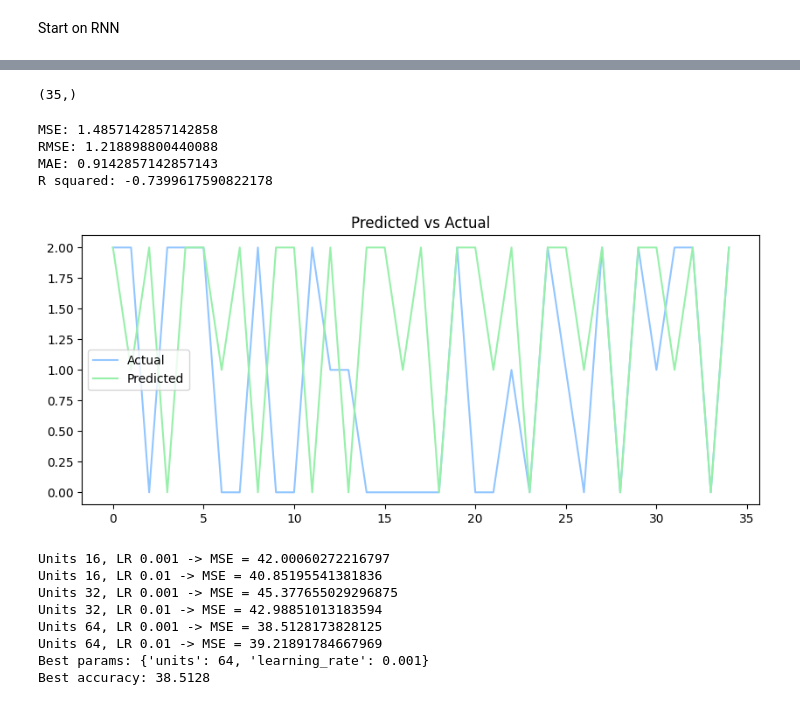
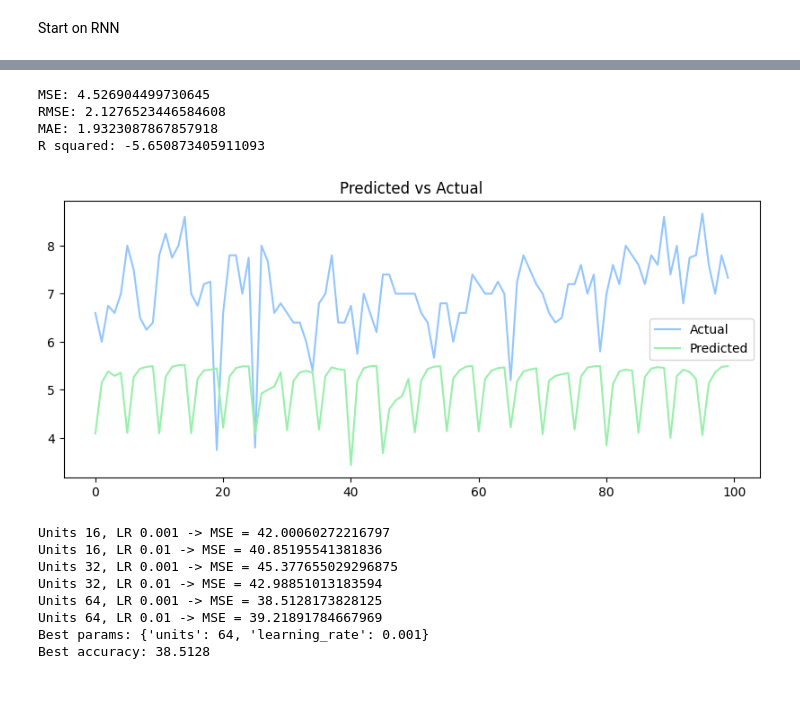
Before and after one commit to realysi/Data-Mining-Techniques-2026, a Jupyter notebook: Task4_RNN.ipynb, the cells around one changed output, grey strips where cells are left out. Saved outputs shown, nothing was run; the diff lists cells and outputs as text; code cells hidden in the pictures.

```diff
--- a/Task4_RNN.ipynb
+++ b/Task4_RNN.ipynb
@@ -185,32 +185,30 @@ y_pred = model.predict(X_test_tens)
 # %%
-y_true_flat = y_test_tens.reshape(-1, 3).argmax(axis=1)
-y_pred_flat = y_pred.reshape(-1,3).argmax(axis = 1)
-y_pred_flat.shape
+# flatten data
+y_pred_flat = y_pred.flatten()
+y_test_flat = y_test_tens.flatten()
-# %% [output]
-(35,)
 # %%
 from sklearn.metrics import mean_squared_error, mean_absolute_error, r2_score
 
-print("MSE:", mean_squared_error(y_true_flat, y_pred_flat)) # average squared error, penalizes large errors
-print("RMSE:", np.sqrt(mean_squared_error(y_true_flat, y_pred_flat))) # same unit as target?
-print("MAE:", mean_absolute_error(y_true_flat, y_pred_flat)) # average absolut error, robust to outliers
-print("R squared:", r2_score(y_true_flat, y_pred_flat)) # how much variance is explained, 1.0 = perfect
+print("MSE:", mean_squared_error(y_test_flat, y_pred_flat)) # average squared error, penalizes large errors
+print("RMSE:", np.sqrt(mean_squared_error(y_test_flat, y_pred_flat))) # same unit as target?
+print("MAE:", mean_absolute_error(y_test_flat, y_pred_flat)) # average absolut error, robust to outliers
+print("R squared:", r2_score(y_test_flat, y_pred_flat)) # how much variance is explained, 1.0 = perfect
 # %% [output]
-MSE: 1.4857142857142858
-RMSE: 1.218898800440088
-MAE: 0.9142857142857143
-R squared: -0.7399617590822178
+MSE: 4.526904499730645
+RMSE: 2.1276523446584608
+MAE: 1.9323087867857918
+R squared: -5.650873405911093
 # %%
 import matplotlib.pyplot as plt
 
 plt.figure(figsize=(10, 4))
-plt.plot(y_true_flat[:100], label='Actual')
+plt.plot(y_test_flat[:100], label='Actual')
 plt.plot(y_pred_flat[:100], label='Predicted')
 plt.legend()
 plt.title('Predicted vs Actual')
 plt.show()
 # %% [output]
-[figure, old version]
+[figure, new version]
 # %%
 # grid search
 
```
Also changed, not shown: parts of 3 cells of this notebook, 1 other file.
